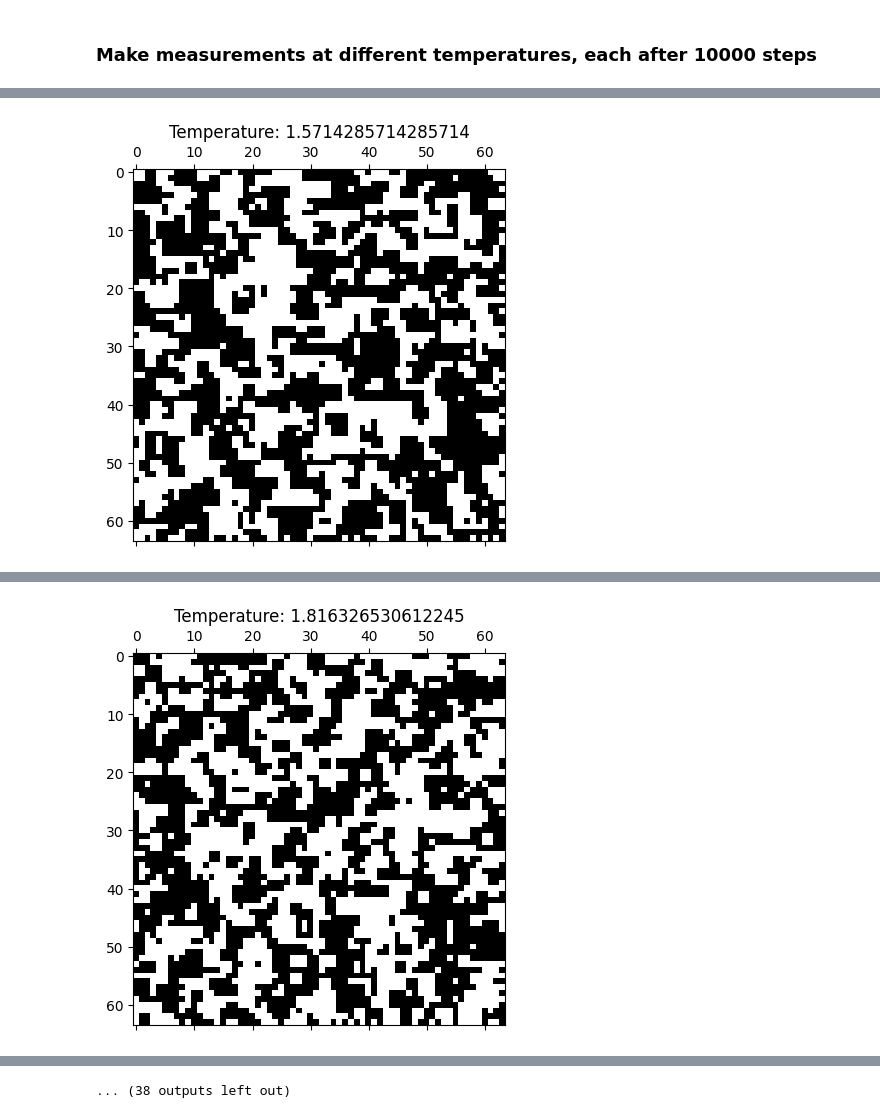
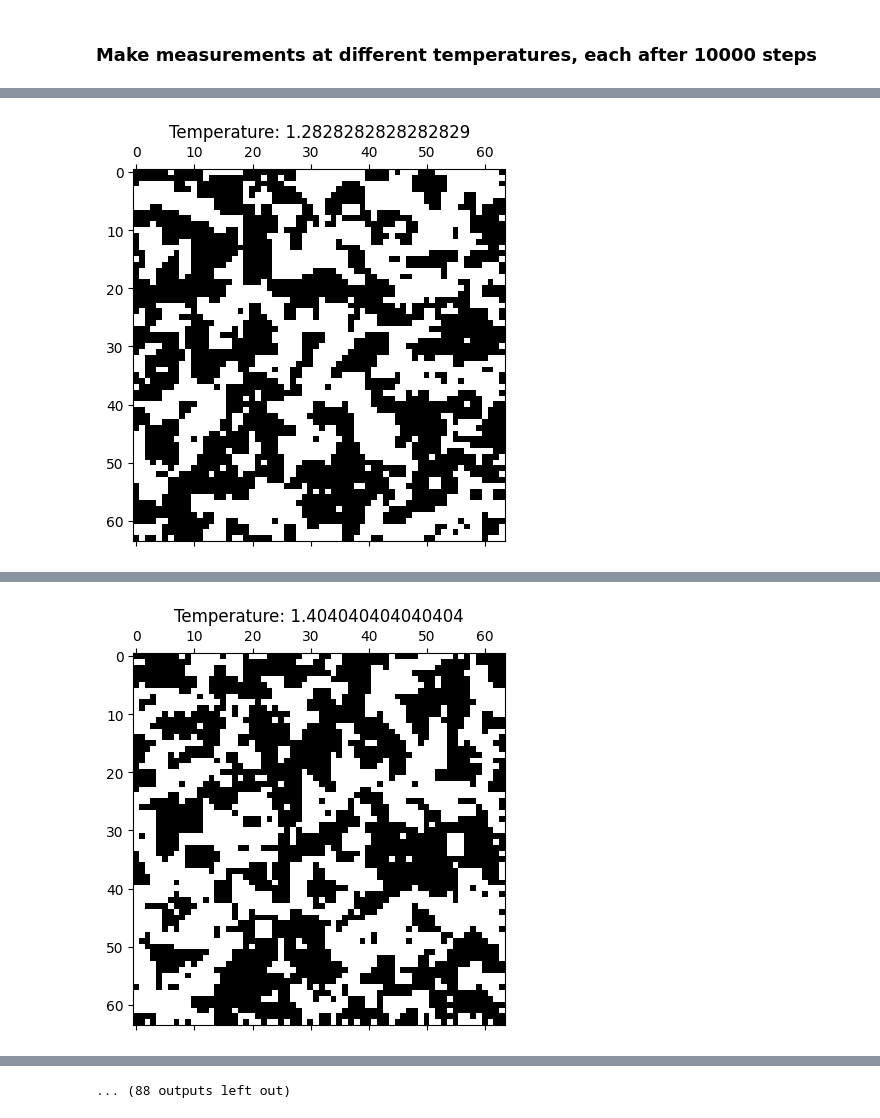
Before and after one commit to alexburg14/Ising-Model, a Jupyter notebook: first_test.ipynb, the cells around one changed output, grey strips where cells are left out. Drawn from its saved outputs; the diff is of its cells as text; code cells hidden in the pictures.

```diff
--- a/first_test.ipynb
+++ b/first_test.ipynb
@@ -46,7 +42,7 @@ def energy_interaction_with_neighbors(grid,i,j):
     down = grid[i,(j+1)%length]
 
     # calculate energy of the grid
-    energy = - random_point * (left+right+up+down)
+    energy = random_point * (left+right+up+down)
     return energy
 
 def M(array): #magnetization function
@@ -57,11 +53,13 @@ def U(array,a): #internal energy functio
     length = len(array[0])
     for i in range(length):
         for j in range(length):
-            U += energy_interaction_with_neighbors(array,i,j)
+            U -= energy_interaction_with_neighbors(array,i,j)
     U  -= a*M(array) # a = myu*B/Energy
     return U
 
 def heat_capacity(array,temperature):
+    #convert array into numpy array
+    array = np.array(array)
     return (np.mean(array**2) - np.mean(array)**2) / (temperature**2)
 
 # calculate energy of the grid
@@ -74,10 +72,10 @@ def Hamiltonian_Monte_carlo(grid,temperature, a = 0, J = 1):
     d_energy =  J * 2 * energy_interaction_with_neighbors(grid,i,j) - 2*a
 
     # flip spin according to Energy
-    if d_energy > 0 :
+    if d_energy < 0 :
         grid[i,j] = - grid[i,j]
         count += 1
-    elif np.random.uniform() < np.exp(d_energy/(temperature)):
+    elif np.random.uniform() < np.exp(-d_energy/(temperature)):
             grid[i,j] = - grid[i,j]
             count += 1
 
@@ -96,7 +94,7 @@ mag_list = []
 internal_energy_list = []
 heat_capacity_list = []
 
-iteration_times = 50
+iteration_times = 20
 iteration_length = 1000
 
 temp = 0.5
@@ -111,5 +109,5 @@ for i in range(iteration_times):
     count_list.append(count_adding_up)
     mag_list.append(M(grid_array))
     internal_energy_list.append(U(grid_array,0))
-    heat_capacity_list.append(heat_capacity(grid_array,temp))
+    heat_capacity_list.append(heat_capacity(internal_energy_list,temp))
 # %% [output]
@@ -182,13 +180,13 @@ MovieWriter ffmpeg unavailable; using Pillow instead.
 ### Make measurements at different temperatures, each after 10000 steps
 # %%
 # make measurements af different temperatures for U
-temperature_list = np.linspace(1,5,50)
+temperature_list = np.linspace(1,5,100)
 
 internal_energy_list_temp = []
 magnetization_list_temp = []
 heat_capacity_list_temp = []
 
-steps_equibrilium = 10000
+steps_equibrilium = 1000
 
 for temp in temperature_list:
     grid_array = generate_grid(length_grid)
@@ -198,7 +196,7 @@ for temp in temperature_list:
 
     internal_energy_list_temp.append(U(grid_array,0))
     magnetization_list_temp.append(M(grid_array))
-    heat_capacity_list_temp.append(heat_capacity(grid_array,temp))
+    heat_capacity_list_temp.append(heat_capacity(internal_energy_list_temp,temp))
 
     plt.matshow(grid_array,cmap='gray')
     plt.title('Temperature: '+str(temp))
@@ -213 +211 @@ for temp in temperature_list:
-[figure, old version]
+[figure, new version]
@@ -216 +214 @@ for temp in temperature_list:
-[figure, old version]
+[figure, new version]
@@ -218,4 +216,4 @@ for temp in temperature_list:
-... (38 outputs left out)
+... (88 outputs left out)
 # %%
 plt.plot(temperature_list,internal_energy_list_temp, "o")
 plt.xlabel('Temperature')
```
Also changed, not shown: parts of 12 cells of this notebook, 21 other files.
